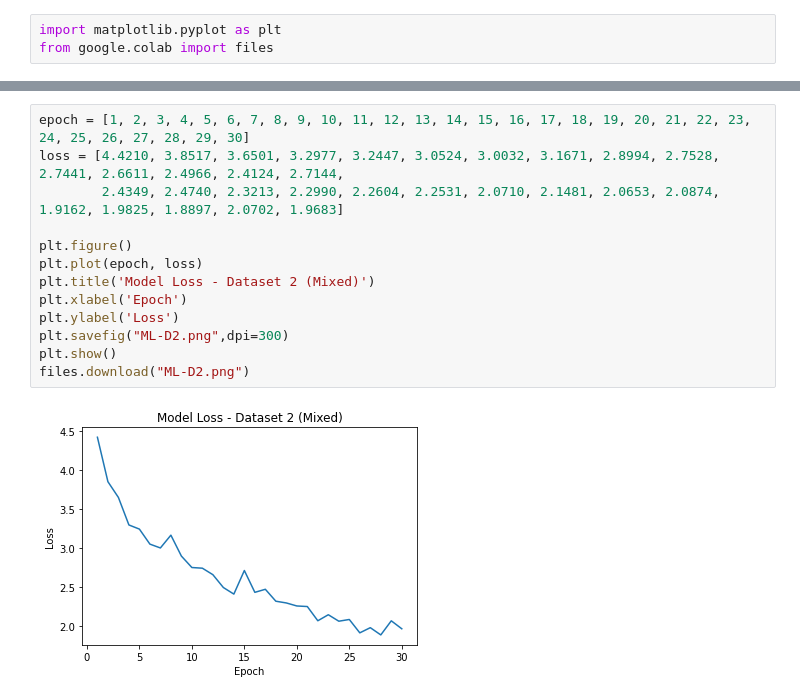
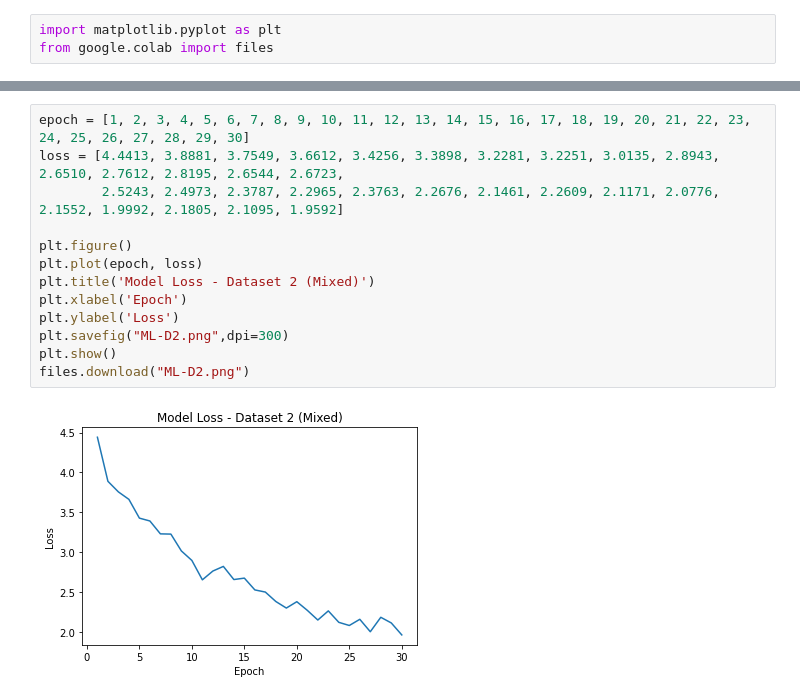
Before and after one commit to rvignav/CT2Xray, a Jupyter notebook: util/Plots.ipynb, the cells around one changed output, grey strips where cells are left out. Cells and saved outputs as stored; diff of their text form.

```diff
--- a/util/Plots.ipynb
+++ b/util/Plots.ipynb
@@ -22,18 +22,18 @@ files.download("ML-D1.png")
 [interactive output not drawn]
 # %%
 epoch = [1, 2, 3, 4, 5, 6, 7, 8, 9, 10, 11, 12, 13, 14, 15, 16, 17, 18, 19, 20, 21, 22, 23, 24, 25, 26, 27, 28, 29, 30]
-loss = [4.4210, 3.8517, 3.6501, 3.2977, 3.2447, 3.0524, 3.0032, 3.1671, 2.8994, 2.7528, 2.7441, 2.6611, 2.4966, 2.4124, 2.7144,
-        2.4349, 2.4740, 2.3213, 2.2990, 2.2604, 2.2531, 2.0710, 2.1481, 2.0653, 2.0874, 1.9162, 1.9825, 1.8897, 2.0702, 1.9683]
+loss = [4.4413, 3.8881, 3.7549, 3.6612, 3.4256, 3.3898, 3.2281, 3.2251, 3.0135, 2.8943, 2.6510, 2.7612, 2.8195, 2.6544, 2.6723,
+        2.5243, 2.4973, 2.3787, 2.2965, 2.3763, 2.2676, 2.1461, 2.2609, 2.1171, 2.0776, 2.1552, 1.9992, 2.1805, 2.1095, 1.9592]
 
 plt.figure()
 plt.plot(epoch, loss)
 plt.title('Model Loss - Dataset 2 (Mixed)')
 plt.xlabel('Epoch')
 plt.ylabel('Loss')
 plt.savefig("ML-D2.png",dpi=300)
 plt.show()
 files.download("ML-D2.png")
 # %% [output]
-[figure, old version]
+[figure, new version]
 [interactive output not drawn]
 [interactive output not drawn]
```
Also changed, not shown: parts of 1 cell of this notebook.
